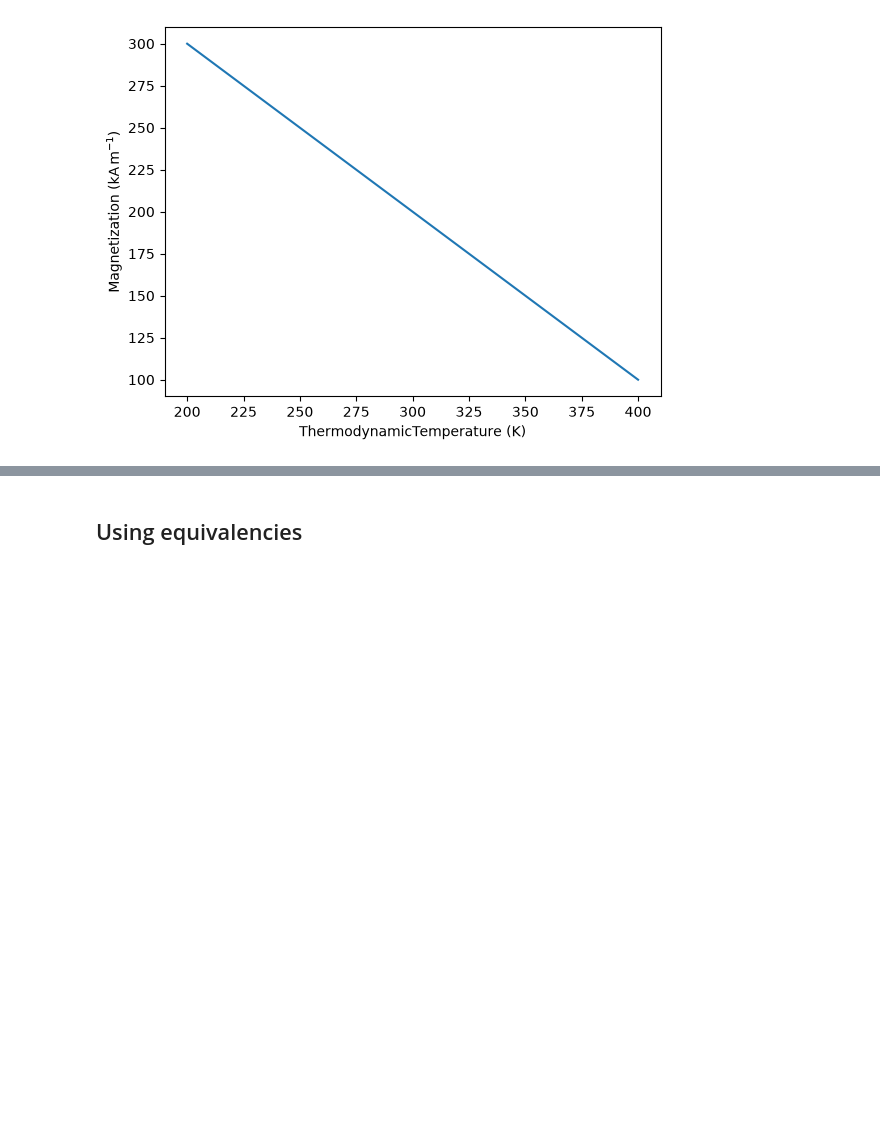
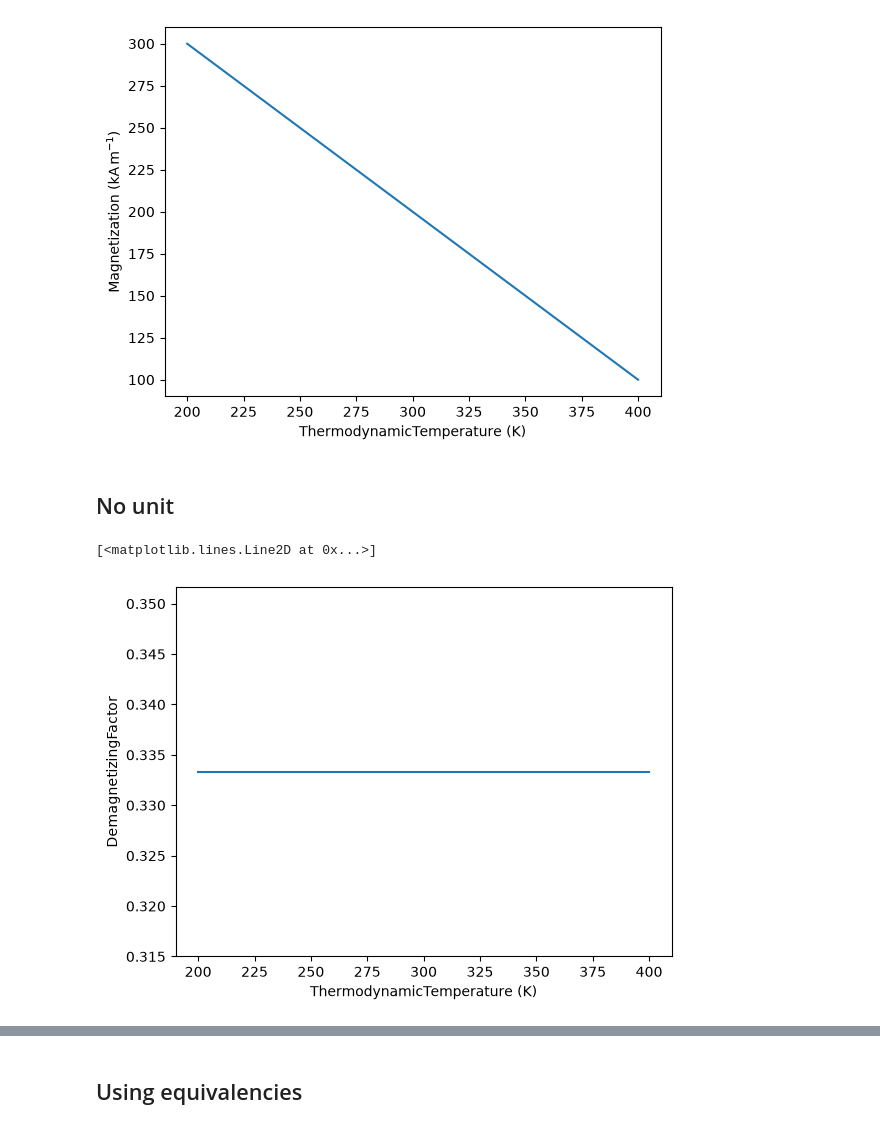
Before and after one commit to MaMMoS-project/mammos-entity, a Jupyter notebook: dev/plotting.ipynb, the cells around one changed output, grey strips where cells are left out. Cells and saved outputs as stored; diff of their text form; code cells hidden in the pictures; blank space fills up the shorter version.

```diff
--- a/dev/plotting.ipynb
+++ b/dev/plotting.ipynb
@@ -42,3 +32,10 @@ plt.plot(ec.T, ec.B)
 ConversionError: Failed to convert value(s) to axis units: array([Entity(ontology_label='MagneticFluxDensity', value=array([250., 250., 250.]), unit='mT')],
       dtype=object)
 [figure]
+# %% [markdown]
+## No unit
+# %%
+plt.plot(me.T([200, 300, 400]), me.Entity("DemagnetizingFactor", [1/3, 1/3, 1/3]))
+# %% [output]
+[<matplotlib.lines.Line2D at 0x...>]
+[figure, added]
```
Also changed, not shown: parts of 20 cells of this notebook, 1 other file.
